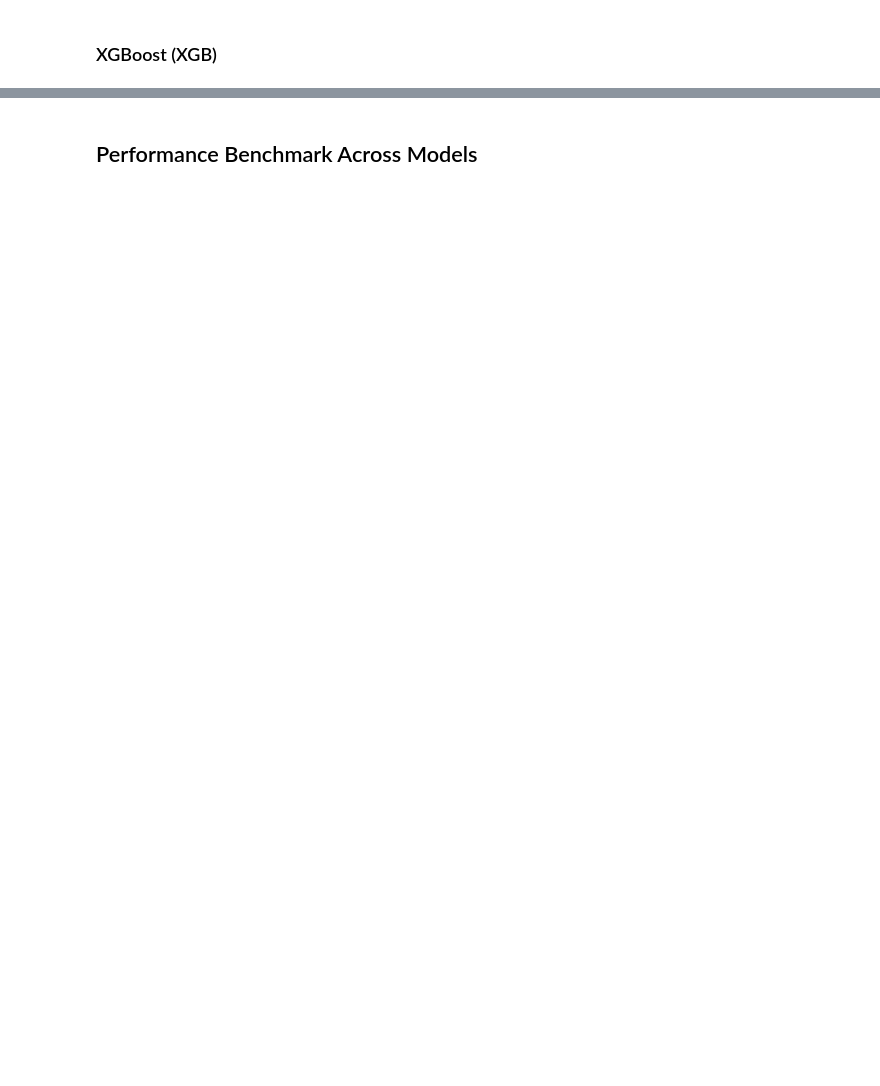
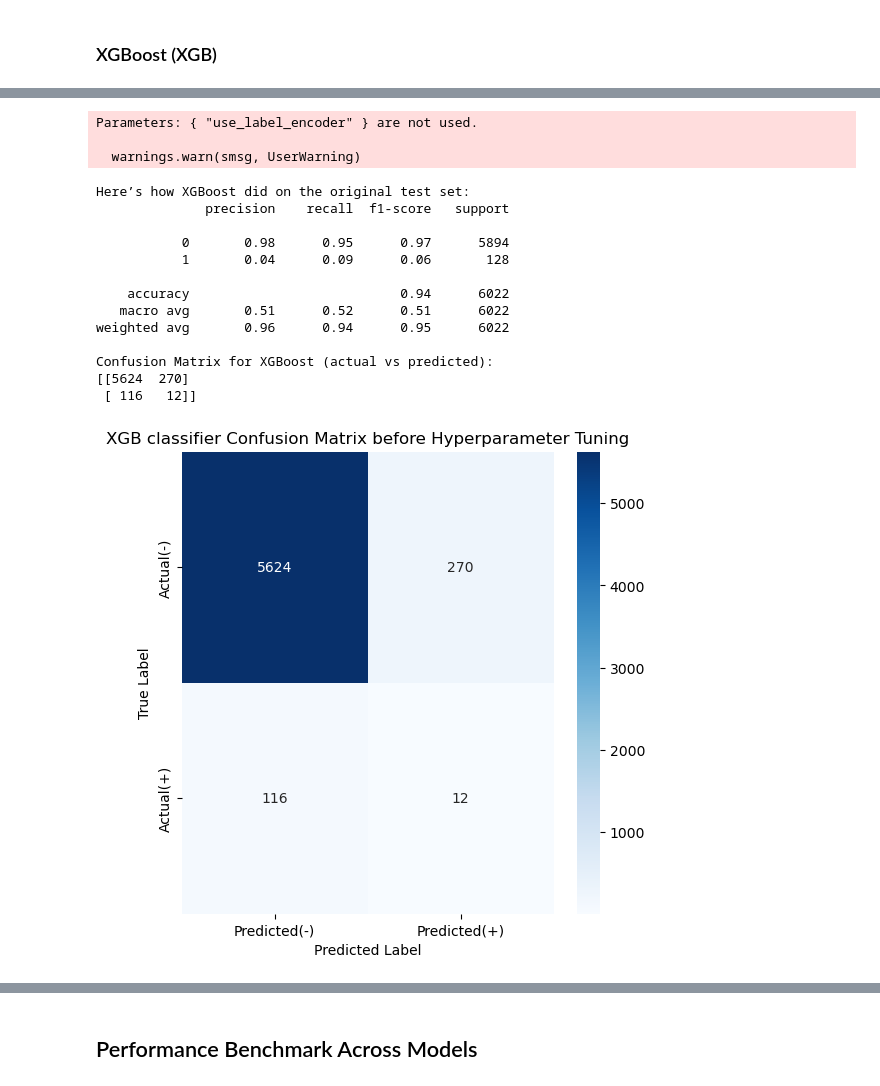
Before and after one commit to Shahedur23036883/Cerebral-Stroke-Prediction, a Jupyter notebook: cerebral_stroke_prediction_ipynb_real_ipynb2_ipynb_ff.ipynb, the cells around one changed output, grey strips where cells are left out. Drawn from its saved outputs; the diff is of its cells as text; code cells hidden in the pictures; blank space fills up the shorter version.

```diff
--- a/cerebral_stroke_prediction_ipynb_real_ipynb2_ipynb_ff.ipynb
+++ b/cerebral_stroke_prediction_ipynb_real_ipynb2_ipynb_ff.ipynb
@@ -518,0 +337,80 @@ AUC Score → 0.71
+# %%
+
+
+# Create and train an XGBoost model
+xgb_classifier_model_before_applying_hyperparameter_tuning = XGBClassifier(random_state=42, use_label_encoder=False, eval_metric='logloss')
+xgb_classifier_model_before_applying_hyperparameter_tuning.fit(X_train_resampled, y_train_resampled)  # Use resampled training data
+
+y_predictions_before_tuning = xgb_classifier_model_before_applying_hyperparameter_tuning.predict(X_test)  # Predicted labels
+xgb_classifier_prediction_probability_before_tuning = xgb_classifier_model_before_applying_hyperparameter_tuning.predict_proba(X_test)  # Probabilities for Reciever Operating Charecteristic/Area Under the Curve
+
+# Check how well the model did
+print("Here’s how XGBoost did on the original test set:")
+print(classification_report(y_test, y_predictions_before_tuning))
+
+# Look at the confusion matrix (numerical version)
+print("Confusion Matrix for XGBoost (actual vs predicted):")
+print(confusion_matrix(y_test, y_predictions_before_tuning))
+
+cnf_mtrx_for_xgb_clsfr = confusion_matrix(y_test, y_predictions_before_tuning)
+plt.figure(figsize=(6, 6))
+sns.heatmap(cnf_mtrx_for_xgb_clsfr, annot=True, fmt='d', cmap='Blues',
+            xticklabels=['Predicted(-)', 'Predicted(+)'],
+            yticklabels=['Actual(-)', 'Actual(+)'])
+plt.title('XGB classifier Confusion Matrix before Hyperparameter Tuning')
+plt.ylabel('True Label')
+plt.xlabel('Predicted Label')
+plt.show()
+
+# Calculate accuracy
+accracy_score_before_applying_hyperparamter_tuning = accuracy_score(y_test, y_predictions_before_tuning)
+print(f"XGBoost Accuracy: {accracy_score_before_applying_hyperparamter_tuning:.2f}")
+
+# Get precision, recall, and F1 score
+precision_values_of_xgb_model_before_tuning = precision_score(y_test, y_predictions_before_tuning)  # How many predicted positives were correct?
+recall_values_of_xgb_model_before_tuning = recall_score(y_test, y_predictions_before_tuning)        # How many actual positives did we find?
+f1_values_of_xgb_classifier_before_tuning = f1_score(y_test, y_predictions_before_tuning)                # A balance between precision and recall
+print(f"XGBoost Precision: {precision_values_of_xgb_model_before_tuning:.2f}")
+print(f"XGBoost Recall: {recall_values_of_xgb_model_before_tuning:.2f}")
+print(f"XGBoost F1 Score: {f1_values_of_xgb_classifier_before_tuning:.2f}")
+
+# Calculate sensitivity, specificity, and AUC
+sensitivity_xgb, specificity_xgb = calc_sens_spec(y_test, y_predictions_before_tuning)
+false_positive_values_before_tuning, true_positive_before_tuning, _ = roc_curve(y_test, xgb_classifier_prediction_probability_before_tuning[:, 1])
+area_under_curve_for_xgb_before_tuning = roc_auc_score(y_test, xgb_classifier_prediction_probability_before_tuning[:, 1])
+print(f"Sensitivity of xgb classifier model before tuning: {sensitivity_xgb:.2f}")
+print(f"Specificity of xgb classifier model before tuning: {specificity_xgb:.2f}")
+print(f"AUC of xgb classifier model before tuning: {area_under_curve_for_xgb_before_tuning:.2f}")
+
+# Plot the ROC curve to see how well it separates classes
+plt.figure()
+plt.plot(false_positive_values_before_tuning, true_positive_before_tuning, color='red', label=f'Reciever Operating Characteristic Curve (Area Under the Curve = {area_under_curve_for_xgb_before_tuning:.2f})')
+plt.plot([0, 1], [0, 1], color='green', linestyle='--')
+plt.title('Reciever Operating Characteristic Curve for XGBoost Model')
+plt.legend(loc="lower right")
+plt.xlim([-0.05, 1.0])
+plt.xlabel('False Positive Values Before Applying Hyperparameter Tuning')
+
+plt.ylim([0.0, 1.05])
+
+plt.ylabel('True Positive Values Before Applying Hyperparameter Tuning')
+
+plt.show()
+# %% [output]
+Parameters: { "use_label_encoder" } are not used.
+
+  warnings.warn(smsg, UserWarning)
+Here’s how XGBoost did on the original test set:
+              precision    recall  f1-score   support
+
+           0       0.98      0.95      0.97      5894
+           1       0.04      0.09      0.06       128
+
+    accuracy                           0.94      6022
+   macro avg       0.51      0.52      0.51      6022
+weighted avg       0.96      0.94      0.95      6022
+
+Confusion Matrix for XGBoost (actual vs predicted):
+[[5624  270]
+ [ 116   12]]
+[figure, added]
```
Also changed, not shown: parts of 46 cells of this notebook, 1 other file.
